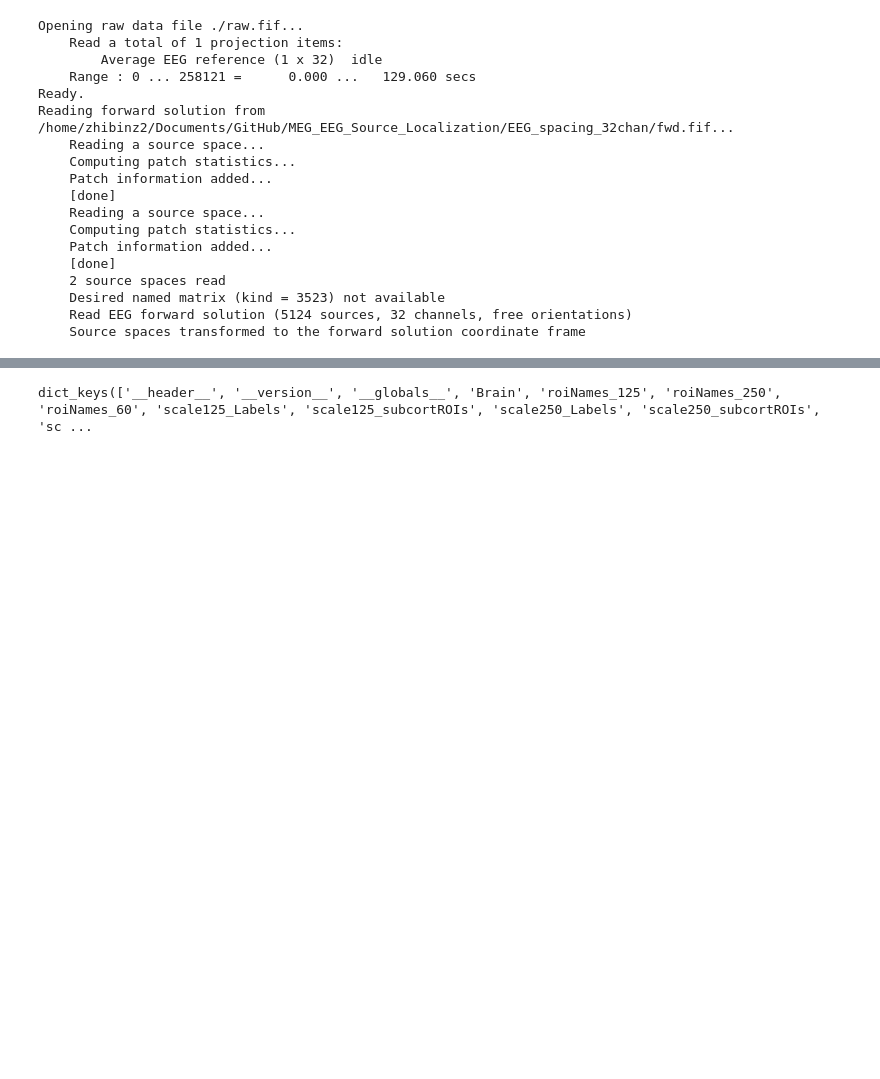
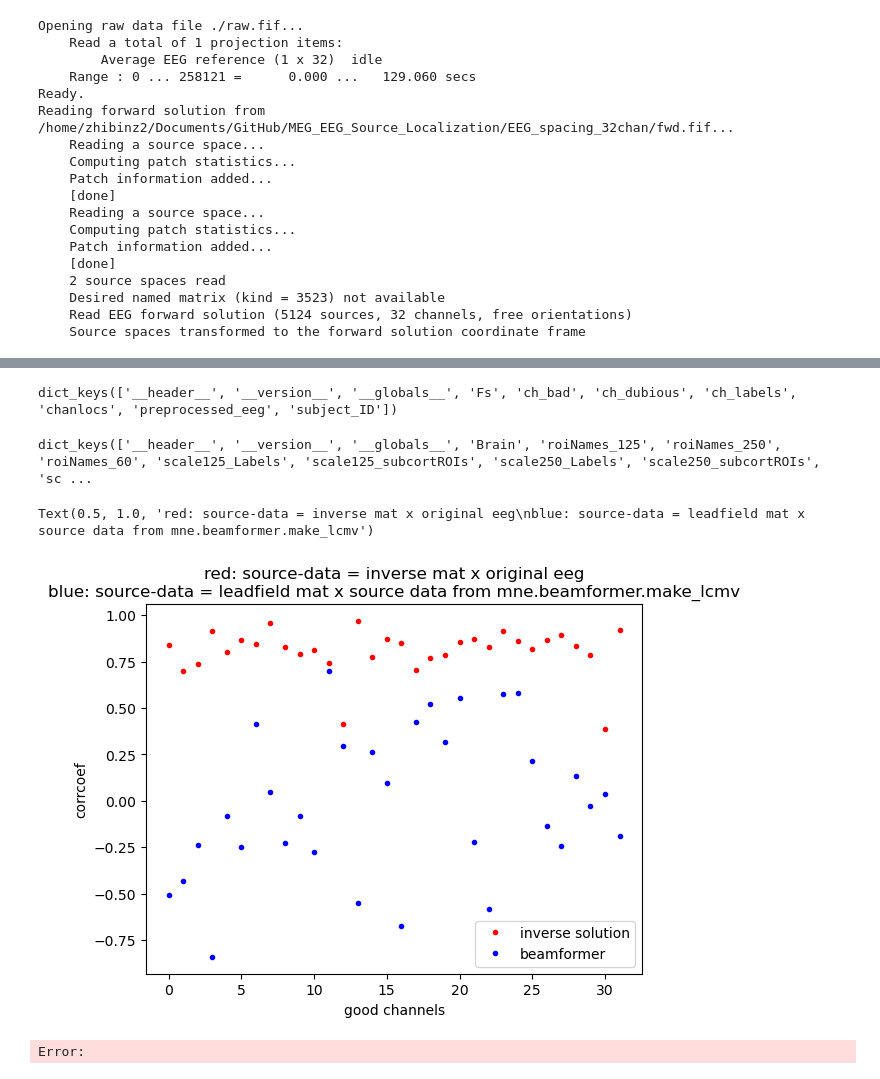
Before and after one commit to zhibinz2/MEG_EEG_Source_Localization, a Jupyter notebook: EEG_spacing_32chan/step5_source_analysis.ipynb, the cells around one changed output, grey strips where cells are left out. Cells and saved outputs as stored; diff of their text form; code cells hidden in the pictures; blank space fills up the shorter version.

```diff
--- a/EEG_spacing_32chan/step5_source_analysis.ipynb
+++ b/EEG_spacing_32chan/step5_source_analysis.ipynb
@@ -77,3 +86,10 @@ from hdf5storage import loadmat, savemat
+# %%
+outdict=loadmat('preprocessed_eeg.mat')
+outdict.keys()
+# %% [output]
+dict_keys(['__header__', '__version__', '__globals__', 'Fs', 'ch_bad', 'ch_dubious', 'ch_labels', 'chanlocs', 'preprocessed_eeg', 'subject_ID'])
+# %%
+preprocessed_eeg=outdict['preprocessed_eeg']
 # %%
 outdict=loadmat('Lausanne2008_fsaverageDSsurf_60_125_250.mat')
 # %%
@@ -93,3 +109,29 @@ scale250_Labels=outdict['scale250_Labels'][0]
 scale60_subcortROIs=outdict['scale60_subcortROIs'][0]
 scale125_subcortROIs=outdict['scale125_subcortROIs'][0]
 scale250_subcortROIs=outdict['scale250_subcortROIs'][0]
+# %%
+recon_eeg=np.matmul(leadfield,stc_data)
+# compute correlation
+corr = np.corrcoef(recon_eeg, preprocessed_eeg, rowvar=True)
+corrcoef_diag_lcmv=np.zeros((np.shape(recon_eeg)[0]))
+for i in range(np.shape(recon_eeg)[0]):
+    corrcoef_diag_lcmv[i]=corr[i,np.shape(recon_eeg)[0]+i]
+# %%
+source_data=np.matmul(invmat,preprocessed_eeg)
+EEG_recon=np.matmul(leadfield,source_data)
+# compute correlation
+corr = np.corrcoef(EEG_recon, preprocessed_eeg, rowvar=True)
+corrcoef_diag=np.zeros((np.shape(EEG_recon)[0]))
+for i in range(np.shape(EEG_recon)[0]):
+    corrcoef_diag[i]=corr[i,np.shape(EEG_recon)[0]+i]
+# %%
+plt.plot(np.arange(0, np.shape(EEG_recon)[0],1) ,corrcoef_diag, 'r.',label='inverse solution')
+plt.plot(np.arange(0, np.shape(EEG_recon)[0],1) ,corrcoef_diag_lcmv, 'b.',label='beamformer')
+plt.legend()
+plt.xlabel('good channels')
+plt.ylabel('corrcoef')
+plt.title('red: source-data = inverse mat x original eeg\nblue: source-data = leadfield mat x source data from mne.beamformer.make_lcmv')
+# %% [output]
+Text(0.5, 1.0, 'red: source-data = inverse mat x original eeg\nblue: source-data = leadfield mat x source data from mne.beamformer.make_lcmv')
+[figure, added]
+Error:
```
Also changed, not shown: parts of 7 cells of this notebook, 22 other files.
